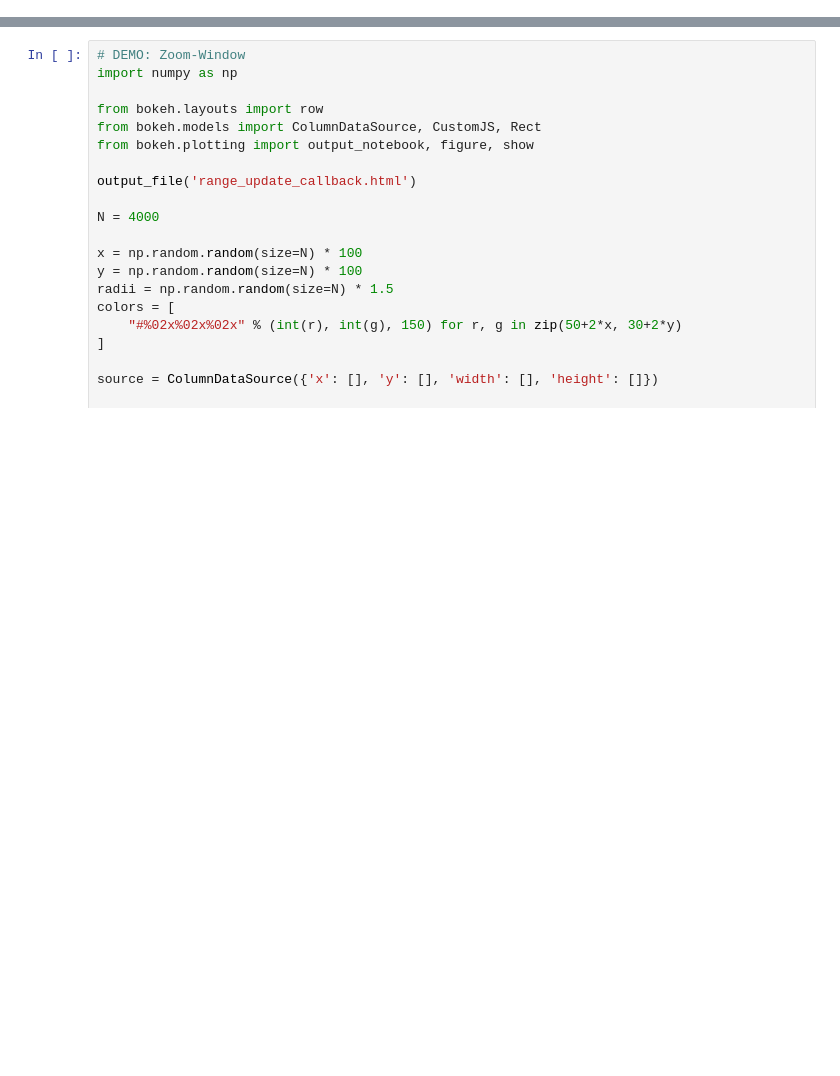
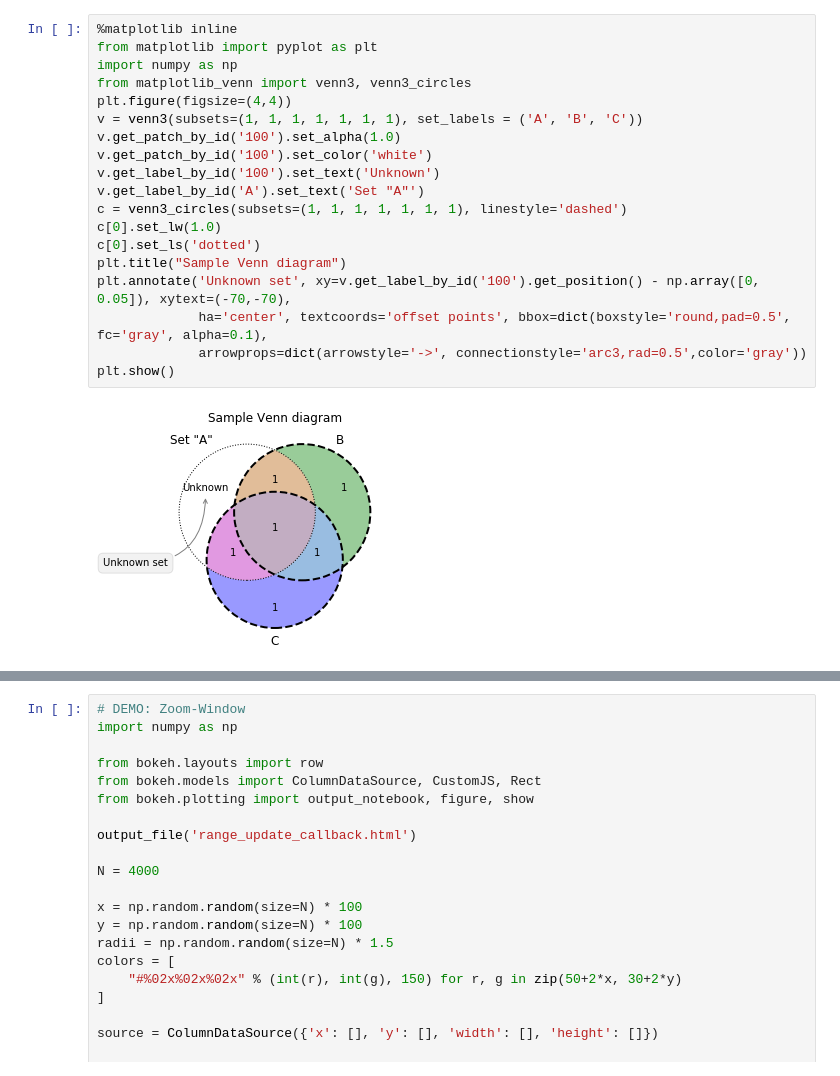
Before and after one commit to humlab/daedalus_text_analysis, a Jupyter notebook: daedalus_notebooks/snippets.ipynb, the cells around one changed output, grey strips where cells are left out. Saved outputs shown, nothing was run; the diff lists cells and outputs as text; blank space fills up the shorter version.

```diff
--- a/daedalus_notebooks/snippets.ipynb
+++ b/daedalus_notebooks/snippets.ipynb
@@ -0,0 +1,21 @@
+# %%
+%matplotlib inline
+from matplotlib import pyplot as plt
+import numpy as np
+from matplotlib_venn import venn3, venn3_circles
+plt.figure(figsize=(4,4))
+v = venn3(subsets=(1, 1, 1, 1, 1, 1, 1), set_labels = ('A', 'B', 'C'))
+v.get_patch_by_id('100').set_alpha(1.0)
+v.get_patch_by_id('100').set_color('white')
+v.get_label_by_id('100').set_text('Unknown')
+v.get_label_by_id('A').set_text('Set "A"')
+c = venn3_circles(subsets=(1, 1, 1, 1, 1, 1, 1), linestyle='dashed')
+c[0].set_lw(1.0)
+c[0].set_ls('dotted')
+plt.title("Sample Venn diagram")
+plt.annotate('Unknown set', xy=v.get_label_by_id('100').get_position() - np.array([0, 0.05]), xytext=(-70,-70),
+             ha='center', textcoords='offset points', bbox=dict(boxstyle='round,pad=0.5', fc='gray', alpha=0.1),
+             arrowprops=dict(arrowstyle='->', connectionstyle='arc3,rad=0.5',color='gray'))
+plt.show()
+# %% [output]
+[figure, added]
```
Also changed, not shown: parts of 18 cells of this notebook, 18 other files.
